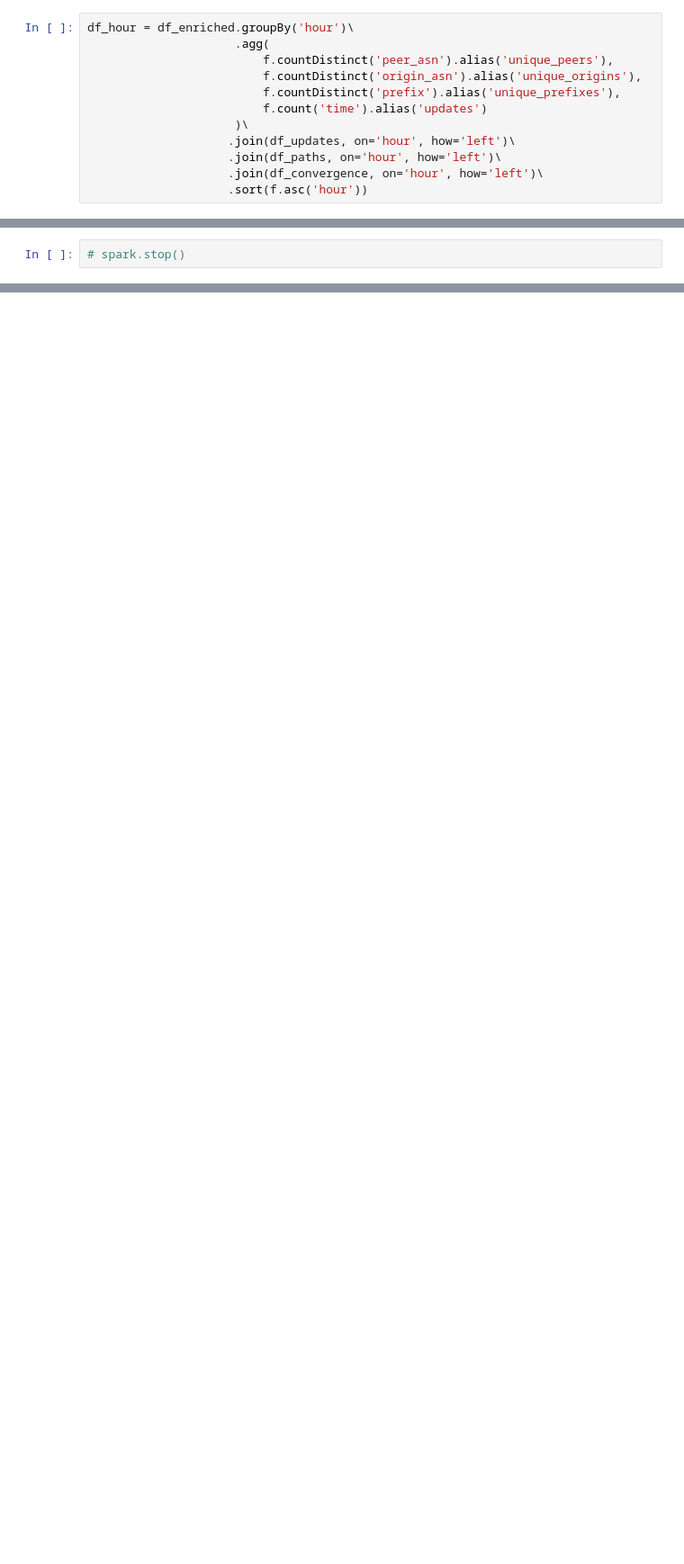
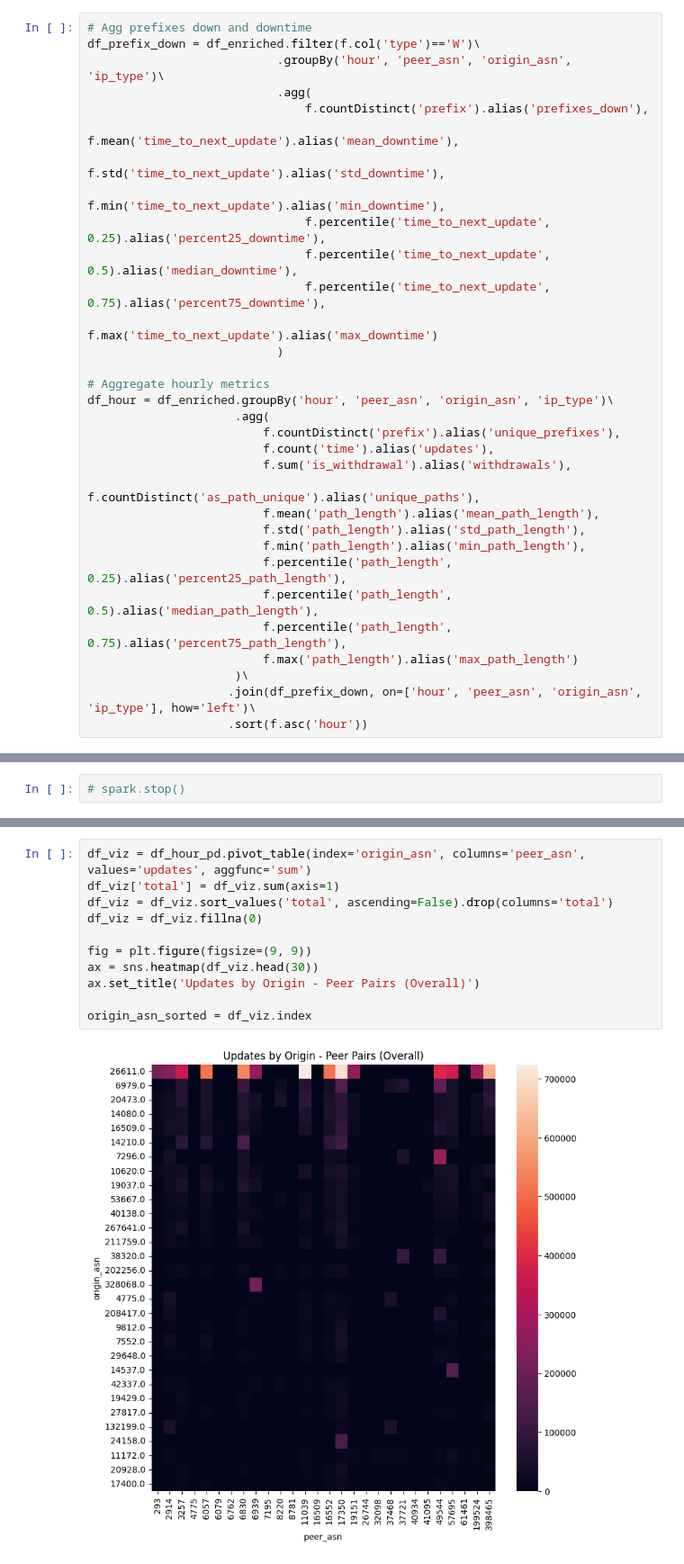
Before and after one commit to egeatmaca/bgp-analytics-engine, a Jupyter notebook: notebooks/pipelines.ipynb, the cells around one changed output, grey strips where cells are left out. Shown: that part at 90% size. Cells and saved outputs as stored; diff of their text form; blank space fills up the shorter version.

```diff
--- a/notebooks/pipelines.ipynb
+++ b/notebooks/pipelines.ipynb
@@ -173,14 +111,34 @@ df_convergence = df_enriched.groupBy('hour', 'convergence_period')\
 # %%
-df_hour = df_enriched.groupBy('hour')\
+# Agg prefixes down and downtime
+df_prefix_down = df_enriched.filter(f.col('type')=='W')\
+                           .groupBy('hour', 'peer_asn', 'origin_asn', 'ip_type')\
+                           .agg(
+                               f.countDistinct('prefix').alias('prefixes_down'),
+                               f.mean('time_to_next_update').alias('mean_downtime'),
+                               f.std('time_to_next_update').alias('std_downtime'),
+                               f.min('time_to_next_update').alias('min_downtime'),
+                               f.percentile('time_to_next_update', 0.25).alias('percent25_downtime'),
+                               f.percentile('time_to_next_update', 0.5).alias('median_downtime'),
+                               f.percentile('time_to_next_update', 0.75).alias('percent75_downtime'),
+                               f.max('time_to_next_update').alias('max_downtime')
+                           )
+
+# Aggregate hourly metrics
+df_hour = df_enriched.groupBy('hour', 'peer_asn', 'origin_asn', 'ip_type')\
                      .agg(
-                         f.countDistinct('peer_asn').alias('unique_peers'),
-                         f.countDistinct('origin_asn').alias('unique_origins'),
                          f.countDistinct('prefix').alias('unique_prefixes'),
-                         f.count('time').alias('updates')
+                         f.count('time').alias('updates'),
+                         f.sum('is_withdrawal').alias('withdrawals'),
+                         f.countDistinct('as_path_unique').alias('unique_paths'),
+                         f.mean('path_length').alias('mean_path_length'),
+                         f.std('path_length').alias('std_path_length'),
+                         f.min('path_length').alias('min_path_length'),
+                         f.percentile('path_length', 0.25).alias('percent25_path_length'),
+                         f.percentile('path_length', 0.5).alias('median_path_length'),
+                         f.percentile('path_length', 0.75).alias('percent75_path_length'),
+                         f.max('path_length').alias('max_path_length')
                      )\
-                    .join(df_updates, on='hour', how='left')\
-                    .join(df_paths, on='hour', how='left')\
-                    .join(df_convergence, on='hour', how='left')\
+                    .join(df_prefix_down, on=['hour', 'peer_asn', 'origin_asn', 'ip_type'], how='left')\
                     .sort(f.asc('hour'))
 # %%
 df_hour_pd = df_hour.toPandas()
@@ -286,0 +177,13 @@ for col in df_updates_:
+# %%
+df_viz = df_hour_pd.pivot_table(index='origin_asn', columns='peer_asn', values='updates', aggfunc='sum')
+df_viz['total'] = df_viz.sum(axis=1)
+df_viz = df_viz.sort_values('total', ascending=False).drop(columns='total')
+df_viz = df_viz.fillna(0)
+
+fig = plt.figure(figsize=(9, 9))
+ax = sns.heatmap(df_viz.head(30))
+ax.set_title('Updates by Origin - Peer Pairs (Overall)')
+
+origin_asn_sorted = df_viz.index
+# %% [output]
+[figure, added]
```
Also changed, not shown: parts of 23 cells of this notebook, 3 other files.
